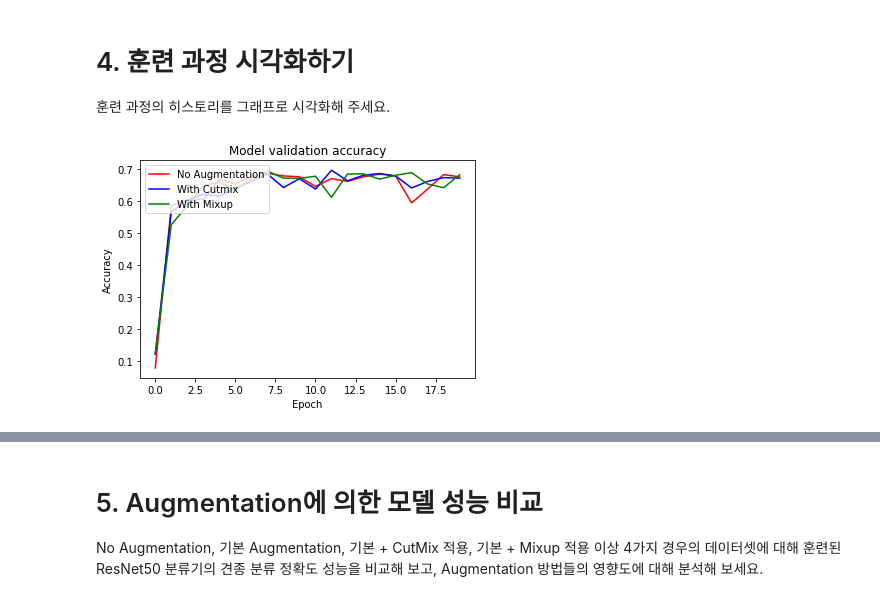
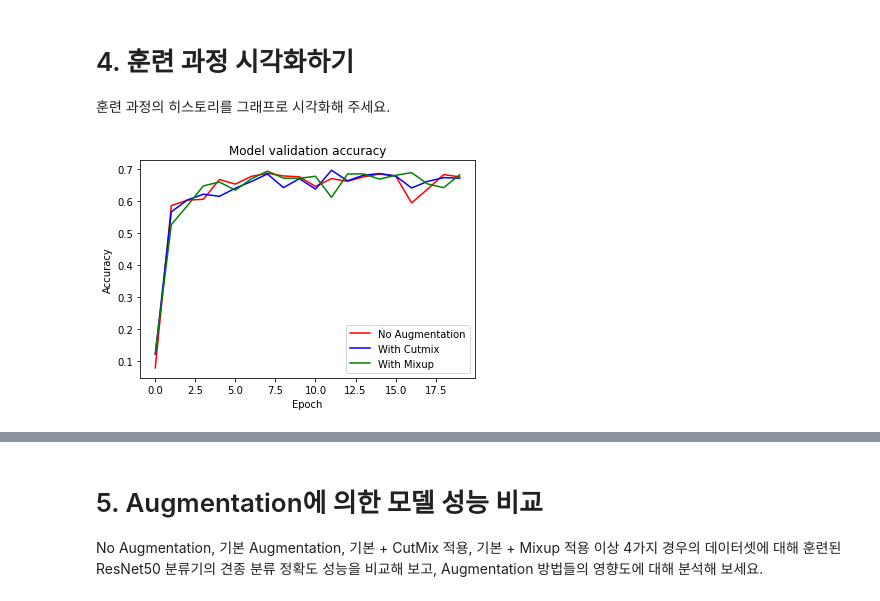
Before and after one commit to Seona056/AIFFEL_Daegu, a Jupyter notebook: GOING DEEPER/[CV-04] CutMix 또는 Mixup 비교실험 하기.ipynb, the cells around one changed output, grey strips where cells are left out. Drawn from its saved outputs; the diff is of its cells as text; code cells hidden in the pictures.

```diff
--- a/GOING DEEPER/[CV-04] CutMix 또는 Mixup 비교실험 하기.ipynb
+++ b/GOING DEEPER/[CV-04] CutMix 또는 Mixup 비교실험 하기.ipynb
@@ -847,11 +847,11 @@ Epoch 20/20
 # %%
 plt.plot(history_resnet50_no_aug.history['val_accuracy'], 'r')
 plt.plot(history_resnet50_cutmix.history['val_accuracy'], 'b')
 plt.plot(history_resnet50_mixup.history['val_accuracy'], 'g')
 plt.title('Model validation accuracy')
 plt.ylabel('Accuracy')
 plt.xlabel('Epoch')
-plt.legend(['No Augmentation', 'With Cutmix', 'With Mixup'], loc='upper left')
+plt.legend(['No Augmentation', 'With Cutmix', 'With Mixup'], loc='lower right')
 plt.show()
 # %% [output]
-[figure, old version]
+[figure, new version]
```
Also changed, not shown: parts of 1 cell of this notebook.
